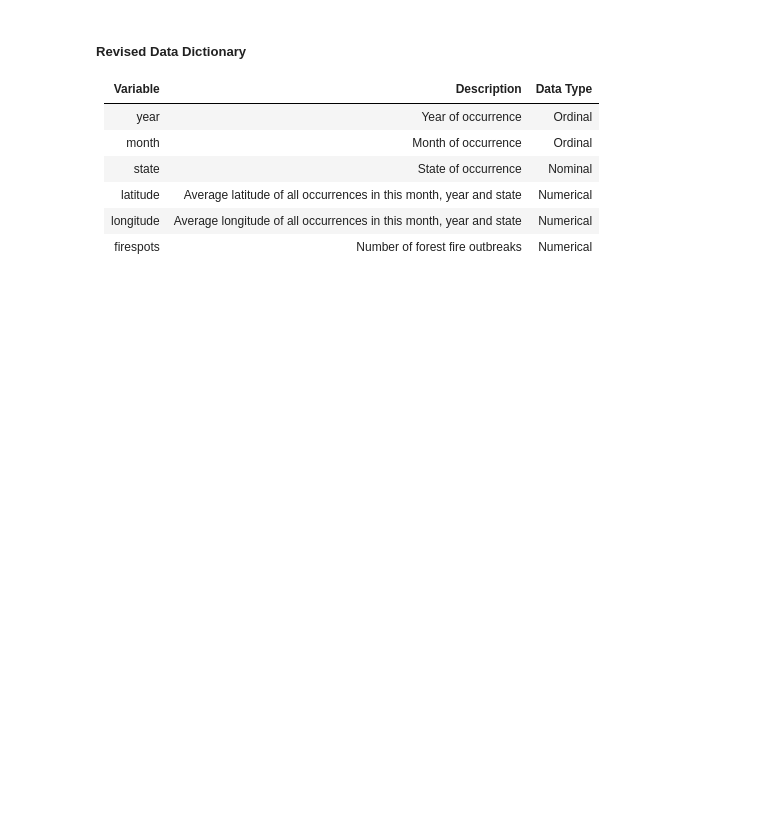
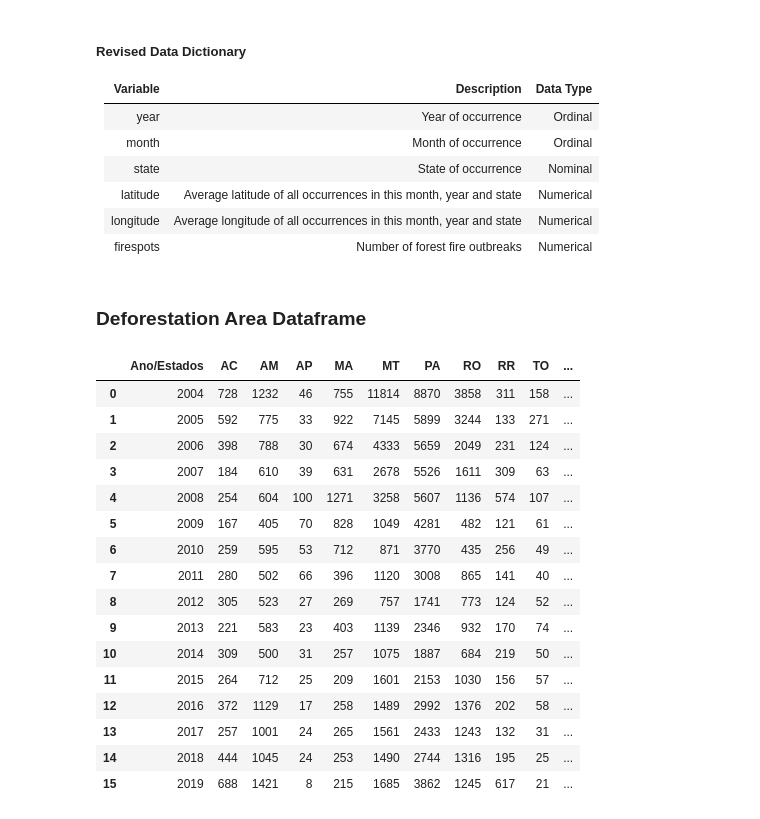
Before and after one commit to thiagomrs/icd2021projetoFinal, a Jupyter notebook: DesmatamentoDaAmazônia.ipynb, the cells around one changed output. Cells and saved outputs as stored; diff of their text form; code cells hidden in the pictures; blank space fills up the shorter version.

Commit message:
Arrumar notebook para ser rodado localmente +
Adicionar informações sobre Amazônia Legal e fazer o dicionário para o
segundo dataframe, que é de desmatamento.

```diff
--- a/DesmatamentoDaAmazônia.ipynb
+++ b/DesmatamentoDaAmazônia.ipynb
@@ -131,8 +314,28 @@ amazon_fires_df.head()
 | latitude | Average latitude of all occurrences in this month, year and state  | Numerical |
 | longitude | Average longitude of all occurrences in this month, year and state | Numerical |
 | firespots | Number of forest fire outbreaks | Numerical |
+# %% [markdown]
+### Deforestation Area Dataframe
 # %%
-def_area_df = pd.read_csv('def_area_2004_2019.csv')
+def_area_df = pd.read_csv('datasets/brazilian-amazon-rainforest-degradation/def_area_2004_2019.csv')
 def_area_df
+# %% [output]
+|  | Ano/Estados | AC | AM | AP | MA | MT | PA | RO | RR | TO | ... |
+| 0 | 2004 | 728 | 1232 | 46 | 755 | 11814 | 8870 | 3858 | 311 | 158 | ... |
+| 1 | 2005 | 592 | 775 | 33 | 922 | 7145 | 5899 | 3244 | 133 | 271 | ... |
+| 2 | 2006 | 398 | 788 | 30 | 674 | 4333 | 5659 | 2049 | 231 | 124 | ... |
+| 3 | 2007 | 184 | 610 | 39 | 631 | 2678 | 5526 | 1611 | 309 | 63 | ... |
+| 4 | 2008 | 254 | 604 | 100 | 1271 | 3258 | 5607 | 1136 | 574 | 107 | ... |
+| 5 | 2009 | 167 | 405 | 70 | 828 | 1049 | 4281 | 482 | 121 | 61 | ... |
+| 6 | 2010 | 259 | 595 | 53 | 712 | 871 | 3770 | 435 | 256 | 49 | ... |
+| 7 | 2011 | 280 | 502 | 66 | 396 | 1120 | 3008 | 865 | 141 | 40 | ... |
+| 8 | 2012 | 305 | 523 | 27 | 269 | 757 | 1741 | 773 | 124 | 52 | ... |
+| 9 | 2013 | 221 | 583 | 23 | 403 | 1139 | 2346 | 932 | 170 | 74 | ... |
+| 10 | 2014 | 309 | 500 | 31 | 257 | 1075 | 1887 | 684 | 219 | 50 | ... |
+| 11 | 2015 | 264 | 712 | 25 | 209 | 1601 | 2153 | 1030 | 156 | 57 | ... |
+| 12 | 2016 | 372 | 1129 | 17 | 258 | 1489 | 2992 | 1376 | 202 | 58 | ... |
+| 13 | 2017 | 257 | 1001 | 24 | 265 | 1561 | 2433 | 1243 | 132 | 31 | ... |
+| 14 | 2018 | 444 | 1045 | 24 | 253 | 1490 | 2744 | 1316 | 195 | 25 | ... |
+| 15 | 2019 | 688 | 1421 | 8 | 215 | 1685 | 3862 | 1245 | 617 | 21 | ... |
 # %%
 def_area_df.isnull().sum()
```
Also changed, not shown: parts of 30 cells of this notebook.
